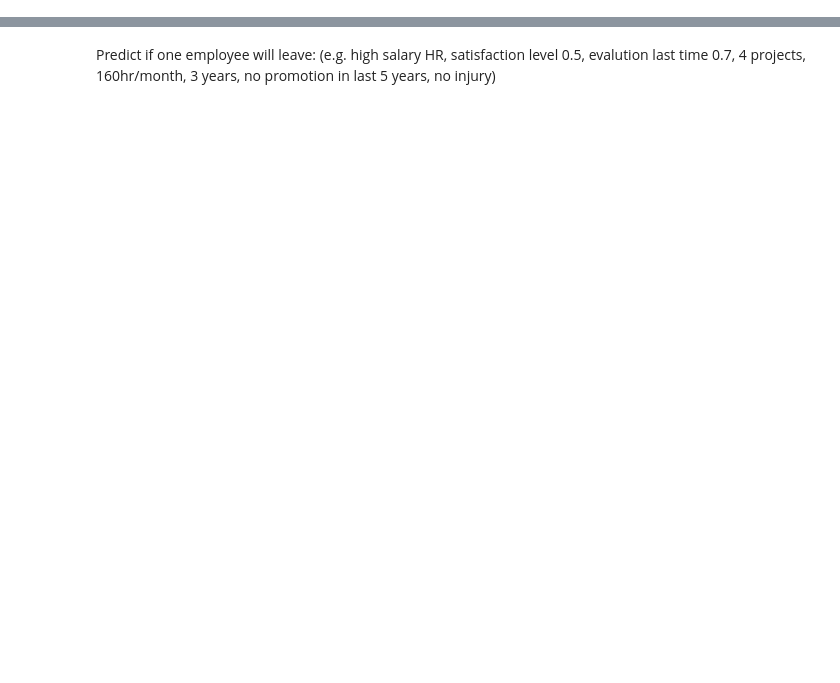
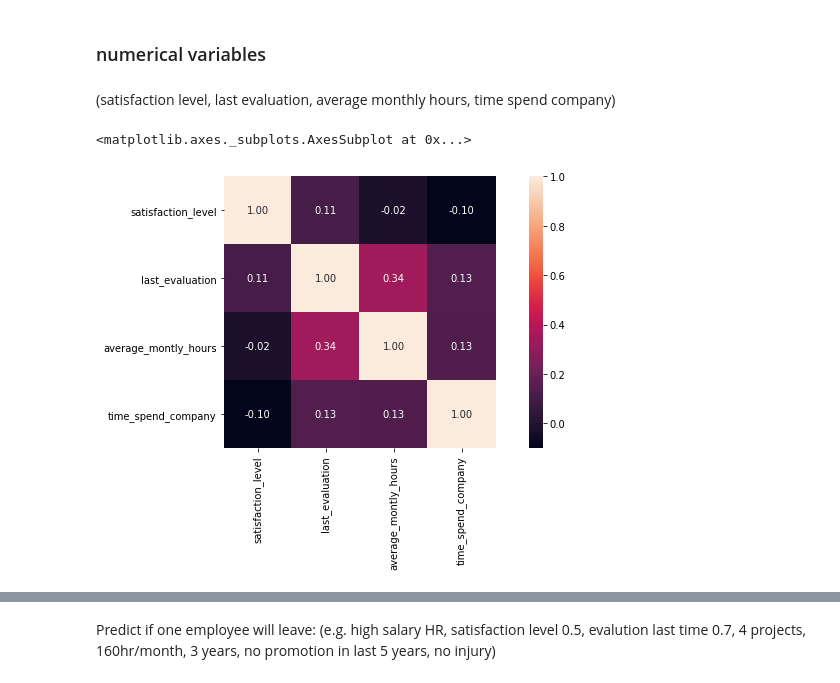
Before and after one commit to cameozl/Project_EmployeeLeave, a Jupyter notebook: employee_leave.ipynb, the cells around one changed output, grey strips where cells are left out. Saved outputs shown, nothing was run; the diff lists cells and outputs as text; code cells hidden in the pictures; blank space fills up the shorter version.

```diff
--- a/employee_leave.ipynb
+++ b/employee_leave.ipynb
@@ -59,0 +84,10 @@ model.coef_
+# %% [markdown]
+### numerical variables
+# %% [markdown]
+(satisfaction level, last evaluation, average monthly hours, time spend company)
+# %%
+plt.subplots(figsize=(12, 5))
+sns.heatmap(data[['satisfaction_level', 'last_evaluation', 'average_montly_hours', 'time_spend_company']].corr(), fmt='.2f', annot=True, square=True)
+# %% [output]
+<matplotlib.axes._subplots.AxesSubplot at 0x...>
+[figure, added]
```
Also changed, not shown: parts of 52 cells of this notebook.
